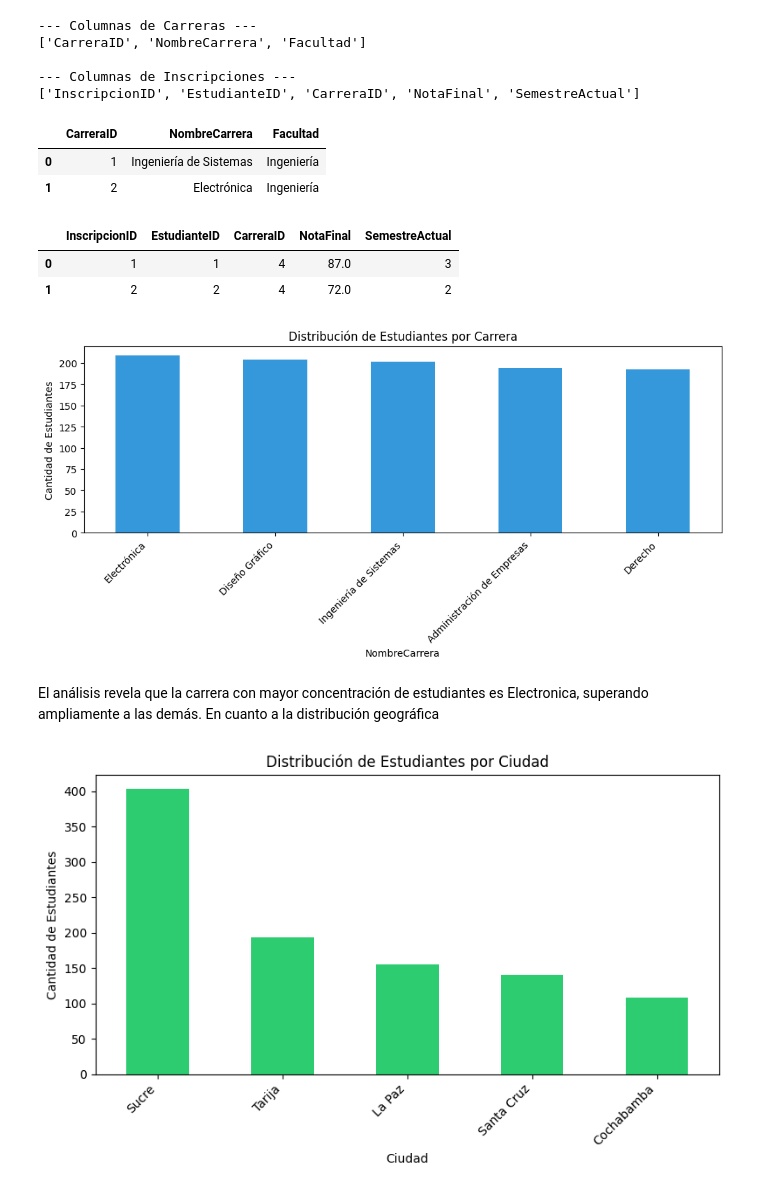
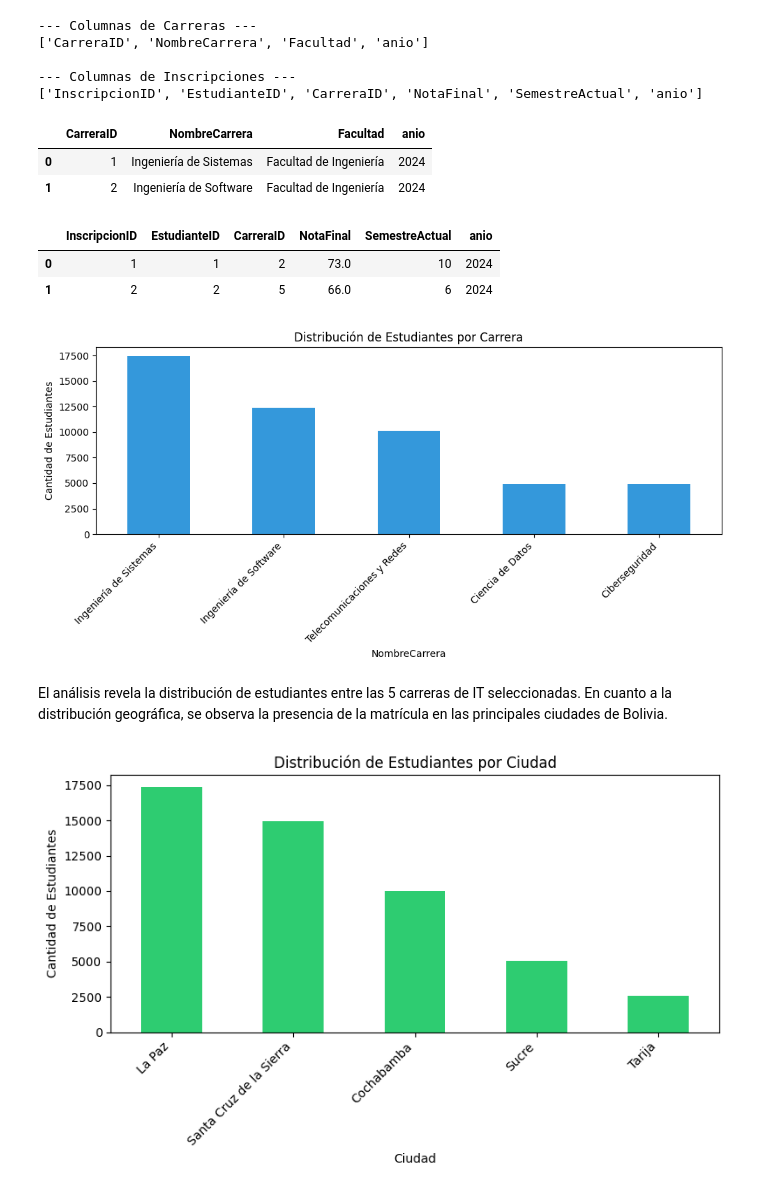
Before and after one commit to temps-code/brecha-digital-bi, a Jupyter notebook: notebooks/01_eda_estudiantes.ipynb, the cells around one changed output. Saved outputs shown, nothing was run; the diff lists cells and outputs as text; code cells hidden in the pictures.

```diff
--- a/notebooks/01_eda_estudiantes.ipynb
+++ b/notebooks/01_eda_estudiantes.ipynb
@@ -3,25 +3,25 @@ import warnings
 warnings.filterwarnings('ignore')
 
 import os
-from dotenv import load_dotenv
-import pyodbc
+from pathlib import Path
 import pandas as pd
 import matplotlib.pyplot as plt
 
-load_dotenv()
-
-conn = pyodbc.connect(
-    f"DRIVER={{ODBC Driver 17 for SQL Server}};"
-    f"SERVER={os.getenv('DB_SERVER')};"
-    f"DATABASE={os.getenv('DB_NAME')};"
-    f"UID={os.getenv('DB_USER')};"
-    f"PWD={os.getenv('DB_PASSWORD')};"
-    "Network Library=dbmssocn;"
-)
+DATA_PATH = Path('../data/processed')
 # %%
 
-df_carreras = pd.read_sql("SELECT * FROM Carreras", conn)
-df_inscripciones = pd.read_sql("SELECT * FROM Inscripciones", conn)
+it_careers = ['Ingeniería de Sistemas', 'Ingeniería de Software', 'Ciencia de Datos', 'Telecomunicaciones y Redes', 'Ciberseguridad']
+
+df_carreras = pd.read_csv(DATA_PATH / 'carreras_cleaned.csv')
+df_carreras = df_carreras[df_carreras['NombreCarrera'].isin(it_careers)]
+
+df_estudiantes = pd.read_csv(DATA_PATH / 'estudiantes_cleaned.csv')
+df_inscripciones = pd.read_csv(DATA_PATH / 'inscripciones_cleaned.csv')
+
+# Filtrar inscripciones y estudiantes para que solo pertenezcan a las carreras de IT
+it_career_ids = df_carreras['CarreraID'].unique()
+df_inscripciones = df_inscripciones[df_inscripciones['CarreraID'].isin(it_career_ids)]
+df_estudiantes = df_estudiantes[df_estudiantes['EstudianteID'].isin(df_inscripciones['EstudianteID'])]
 
 print("--- Columnas de Carreras ---")
 print(df_carreras.columns.tolist())
@@ -33,40 +33,35 @@ display(df_carreras.head(2))
 display(df_inscripciones.head(2))
 # %% [output]
 --- Columnas de Carreras ---
-['CarreraID', 'NombreCarrera', 'Facultad']
+['CarreraID', 'NombreCarrera', 'Facultad', 'anio']
 
 --- Columnas de Inscripciones ---
-['InscripcionID', 'EstudianteID', 'CarreraID', 'NotaFinal', 'SemestreActual']
+['InscripcionID', 'EstudianteID', 'CarreraID', 'NotaFinal', 'SemestreActual', 'anio']
-|  | CarreraID | NombreCarrera | Facultad |
-| 0 | 1 | Ingeniería de Sistemas | Ingeniería |
-| 1 | 2 | Electrónica | Ingeniería |
+|  | CarreraID | NombreCarrera | Facultad | anio |
+| 0 | 1 | Ingeniería de Sistemas | Facultad de Ingeniería | 2024 |
+| 1 | 2 | Ingeniería de Software | Facultad de Ingeniería | 2024 |
-|  | InscripcionID | EstudianteID | CarreraID | NotaFinal | SemestreActual |
-| 0 | 1 | 1 | 4 | 87.0 | 3 |
-| 1 | 2 | 2 | 4 | 72.0 | 2 |
+|  | InscripcionID | EstudianteID | CarreraID | NotaFinal | SemestreActual | anio |
+| 0 | 1 | 1 | 2 | 73.0 | 10 | 2024 |
+| 1 | 2 | 2 | 5 | 66.0 | 6 | 2024 |
 # %%
 import matplotlib.pyplot as plt
 
-query_distribucion = """
-SELECT e.Ciudad, c.NombreCarrera
-FROM Estudiantes e
-JOIN Inscripciones i ON e.EstudianteID = i.EstudianteID
-JOIN Carreras c ON i.CarreraID = c.CarreraID
-"""
-
-df_task1 = pd.read_sql(query_distribucion, conn)
+df_task1 = df_estudiantes.merge(df_inscripciones, on='EstudianteID')\
+                         .merge(df_carreras, on='CarreraID')
+df_task1 = df_task1[['Ciudad', 'NombreCarrera']]
 
 # --- GRÁFICO 1: Por Carrera ---
 plt.figure(figsize=(10, 5))
 df_task1['NombreCarrera'].value_counts().plot(kind='bar', color='#3498db')
 plt.title('Distribución de Estudiantes por Carrera')
 plt.ylabel('Cantidad de Estudiantes')
 plt.xticks(rotation=45, ha='right')
 plt.tight_layout()
 plt.show()
 # %% [output]
-[figure, old version]
+[figure, new version]
 # %% [markdown]
-El análisis revela que la carrera con mayor concentración de estudiantes es Electronica, superando ampliamente a las demás. En cuanto a la distribución geográfica
+El análisis revela la distribución de estudiantes entre las 5 carreras de IT seleccionadas. En cuanto a la distribución geográfica, se observa la presencia de la matrícula en las principales ciudades de Bolivia.
 # %%
 # --- GRÁFICO 2: Por Ciudad ---
 plt.figure(figsize=(8, 5))
@@ -77,5 +72,5 @@ plt.xticks(rotation=45, ha='right')
 plt.tight_layout()
 plt.show()
 # %% [output]
-[figure, old version]
+[figure, new version]
 # %% [markdown]
```
Also changed, not shown: parts of 6 cells of this notebook, 37 other files.
